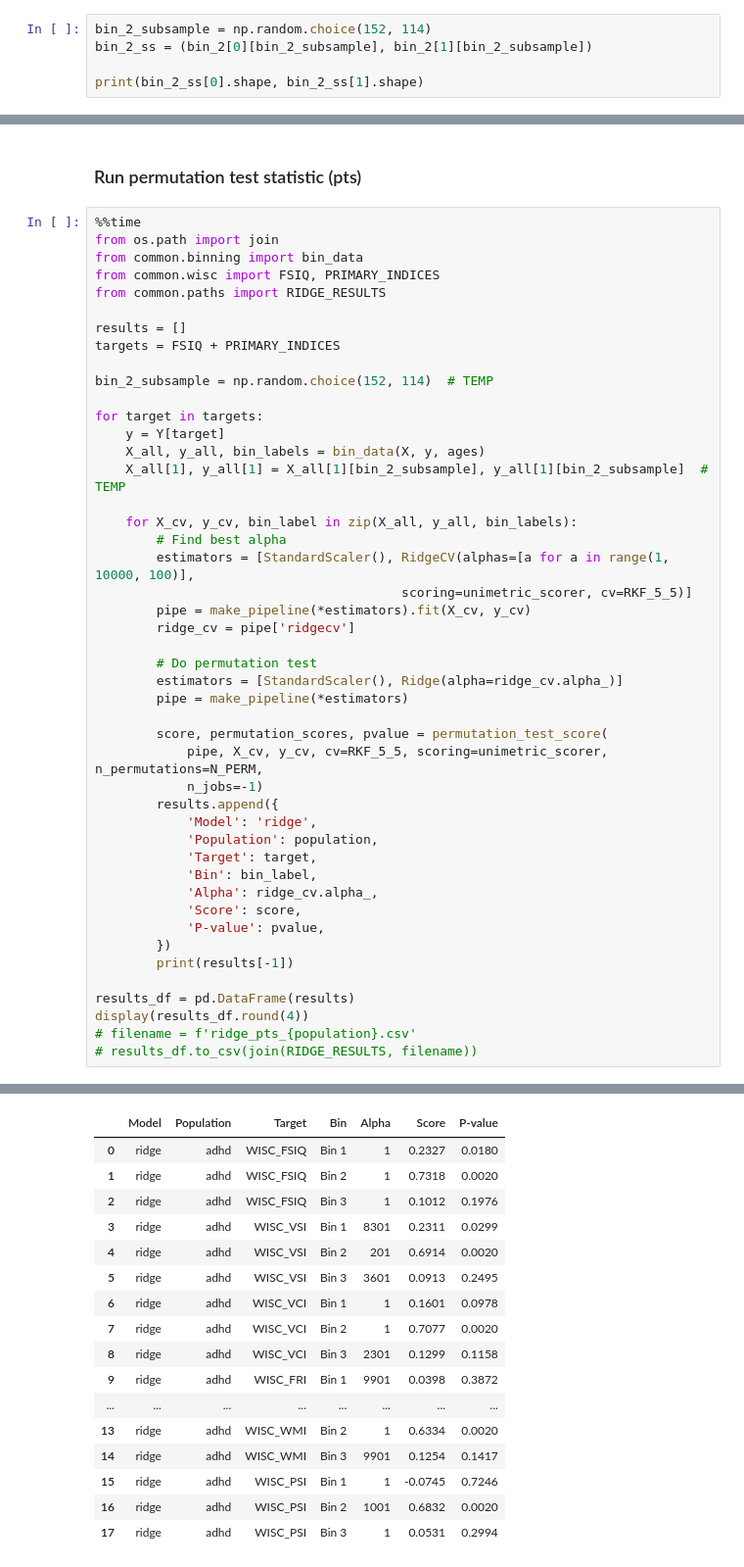
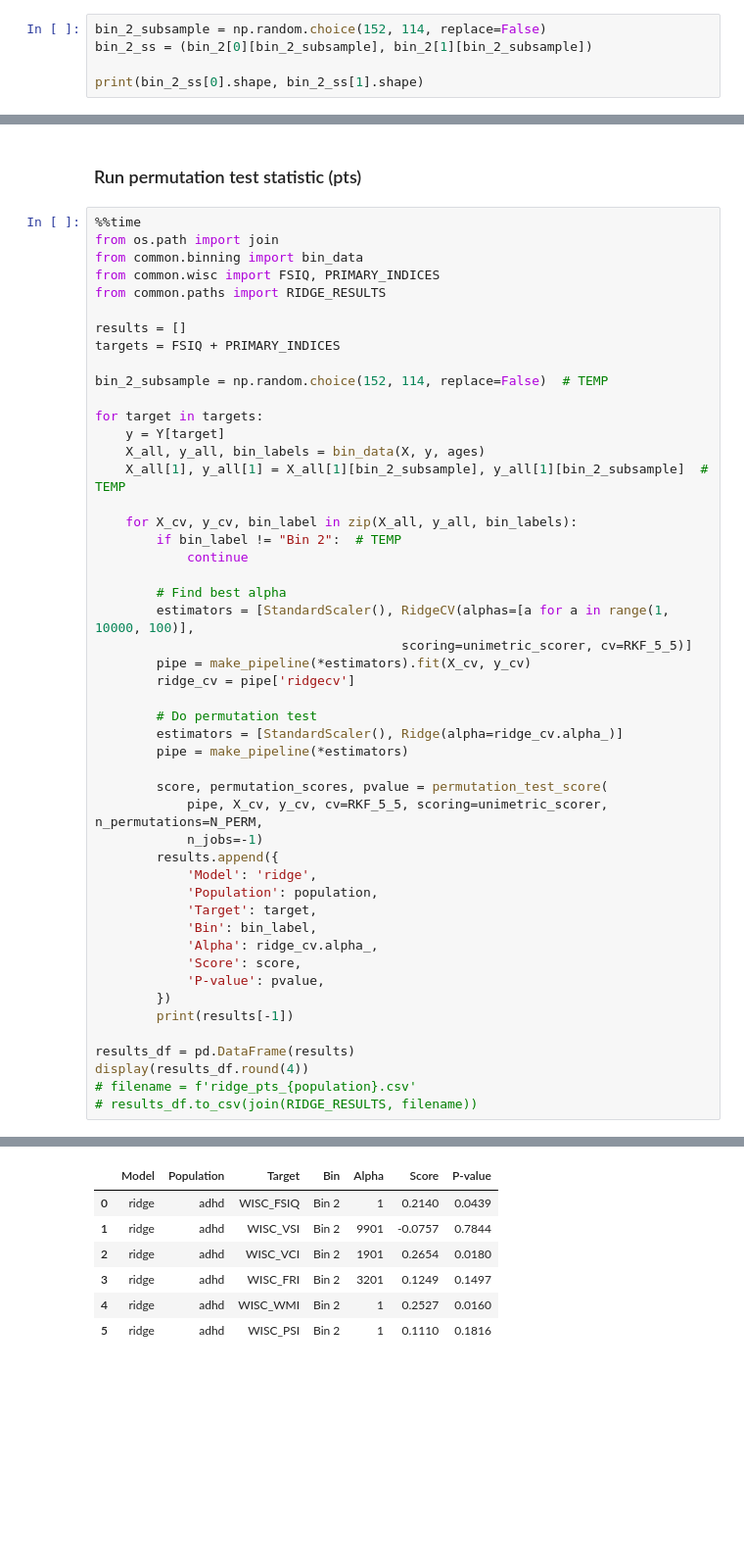
Before and after one commit to Brian-Pho/MSc_Research-Project, a Jupyter notebook: src/Models/Ridge.ipynb, the cells around one changed output, grey strips where cells are left out. Shown at 98% size. Drawn from its saved outputs; the diff is of its cells as text; blank space fills up the shorter version.

```diff
--- a/src/Models/Ridge.ipynb
+++ b/src/Models/Ridge.ipynb
@@ -45,7 +45,7 @@ print(f'Bin 1: {bin_1[0].shape} | Bin 2: {bin_2[0].shape} | Bin 3: {bin_3[0].sha
 # %% [output]
 Bin 1: (114, 34716) | Bin 2: (152, 34716) | Bin 3: (114, 34716)
 # %%
-bin_2_subsample = np.random.choice(152, 114)
+bin_2_subsample = np.random.choice(152, 114, replace=False)
 bin_2_ss = (bin_2[0][bin_2_subsample], bin_2[1][bin_2_subsample])
 
 print(bin_2_ss[0].shape, bin_2_ss[1].shape)
@@ -220,7 +220,7 @@ from common.paths import RIDGE_RESULTS
 results = []
 targets = FSIQ + PRIMARY_INDICES
 
-bin_2_subsample = np.random.choice(152, 114)  # TEMP
+bin_2_subsample = np.random.choice(152, 114, replace=False)  # TEMP
 
 for target in targets:
     y = Y[target]
@@ -228,6 +228,9 @@ for target in targets:
     X_all[1], y_all[1] = X_all[1][bin_2_subsample], y_all[1][bin_2_subsample]  # TEMP
 
     for X_cv, y_cv, bin_label in zip(X_all, y_all, bin_labels):
+        if bin_label != "Bin 2":  # TEMP
+            continue
+
         # Find best alpha
         estimators = [StandardScaler(), RidgeCV(alphas=[a for a in range(1, 10000, 100)],
                                         scoring=unimetric_scorer, cv=RKF_5_5)]
@@ -278,17 +269,7 @@ display(results_df.round(4))
 |  | Model | Population | Target | Bin | Alpha | Score | P-value |
-| 0 | ridge | adhd | WISC_FSIQ | Bin 1 | 1 | 0.2327 | 0.0180 |
-| 1 | ridge | adhd | WISC_FSIQ | Bin 2 | 1 | 0.7318 | 0.0020 |
-| 2 | ridge | adhd | WISC_FSIQ | Bin 3 | 1 | 0.1012 | 0.1976 |
-| 3 | ridge | adhd | WISC_VSI | Bin 1 | 8301 | 0.2311 | 0.0299 |
-| 4 | ridge | adhd | WISC_VSI | Bin 2 | 201 | 0.6914 | 0.0020 |
-| 5 | ridge | adhd | WISC_VSI | Bin 3 | 3601 | 0.0913 | 0.2495 |
-| 6 | ridge | adhd | WISC_VCI | Bin 1 | 1 | 0.1601 | 0.0978 |
-| 7 | ridge | adhd | WISC_VCI | Bin 2 | 1 | 0.7077 | 0.0020 |
-| 8 | ridge | adhd | WISC_VCI | Bin 3 | 2301 | 0.1299 | 0.1158 |
-| 9 | ridge | adhd | WISC_FRI | Bin 1 | 9901 | 0.0398 | 0.3872 |
-| ... | ... | ... | ... | ... | ... | ... | ... |
-| 13 | ridge | adhd | WISC_WMI | Bin 2 | 1 | 0.6334 | 0.0020 |
-| 14 | ridge | adhd | WISC_WMI | Bin 3 | 9901 | 0.1254 | 0.1417 |
-| 15 | ridge | adhd | WISC_PSI | Bin 1 | 1 | -0.0745 | 0.7246 |
-| 16 | ridge | adhd | WISC_PSI | Bin 2 | 1001 | 0.6832 | 0.0020 |
-| 17 | ridge | adhd | WISC_PSI | Bin 3 | 1 | 0.0531 | 0.2994 |
+| 0 | ridge | adhd | WISC_FSIQ | Bin 2 | 1 | 0.2140 | 0.0439 |
+| 1 | ridge | adhd | WISC_VSI | Bin 2 | 9901 | -0.0757 | 0.7844 |
+| 2 | ridge | adhd | WISC_VCI | Bin 2 | 1901 | 0.2654 | 0.0180 |
+| 3 | ridge | adhd | WISC_FRI | Bin 2 | 3201 | 0.1249 | 0.1497 |
+| 4 | ridge | adhd | WISC_WMI | Bin 2 | 1 | 0.2527 | 0.0160 |
+| 5 | ridge | adhd | WISC_PSI | Bin 2 | 1 | 0.1110 | 0.1816 |
```
Also changed, not shown: parts of 4 cells of this notebook, 3 other files.
